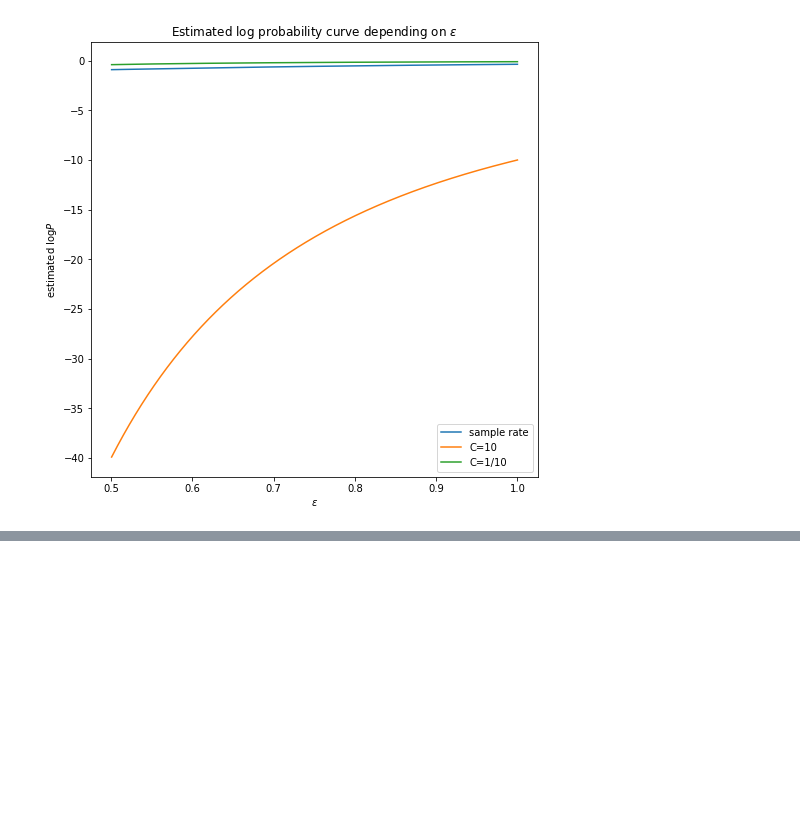
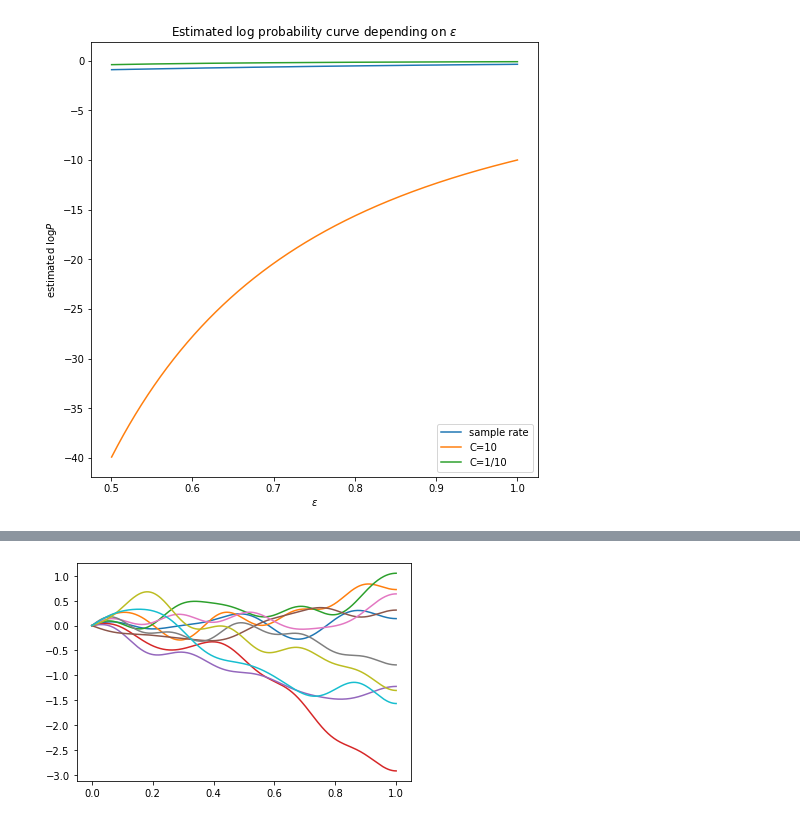
Before and after one commit to d-dof/brownian_motion, a Jupyter notebook: notebooks/brownian_motion.ipynb, the cells around one changed output, grey strips where cells are left out. Saved outputs shown, nothing was run; the diff lists cells and outputs as text; code cells hidden in the pictures; blank space fills up the shorter version.

```diff
--- a/notebooks/brownian_motion.ipynb
+++ b/notebooks/brownian_motion.ipynb
@@ -189,0 +229,18 @@ plt.show()
+# %%
+def create_W_n(n):
+    g_ns = np.random.normal(size=n)
+    a_ns = np.sqrt(2)*np.array([g_ns[k-1]/((k - 1/2)*np.pi) for k in range(1, n+1)])
+    def W_n(t):
+        sins = np.array([np.sin((k - 1/2)*np.pi*t) for k in range(1, n+1)])
+        return np.dot(a_ns, sins)
+    return W_n
+# %%
+n = 10
+n_trial = 10
+for _ in tqdm(range(n_trial)):
+    W_n = create_W_n(n)
+    W_ns = np.array([W_n(t) for t in ts])
+    plt.plot(ts, W_ns)
+plt.show()
+# %% [output]
+[figure, added]
```
Also changed, not shown: parts of 20 cells of this notebook.
